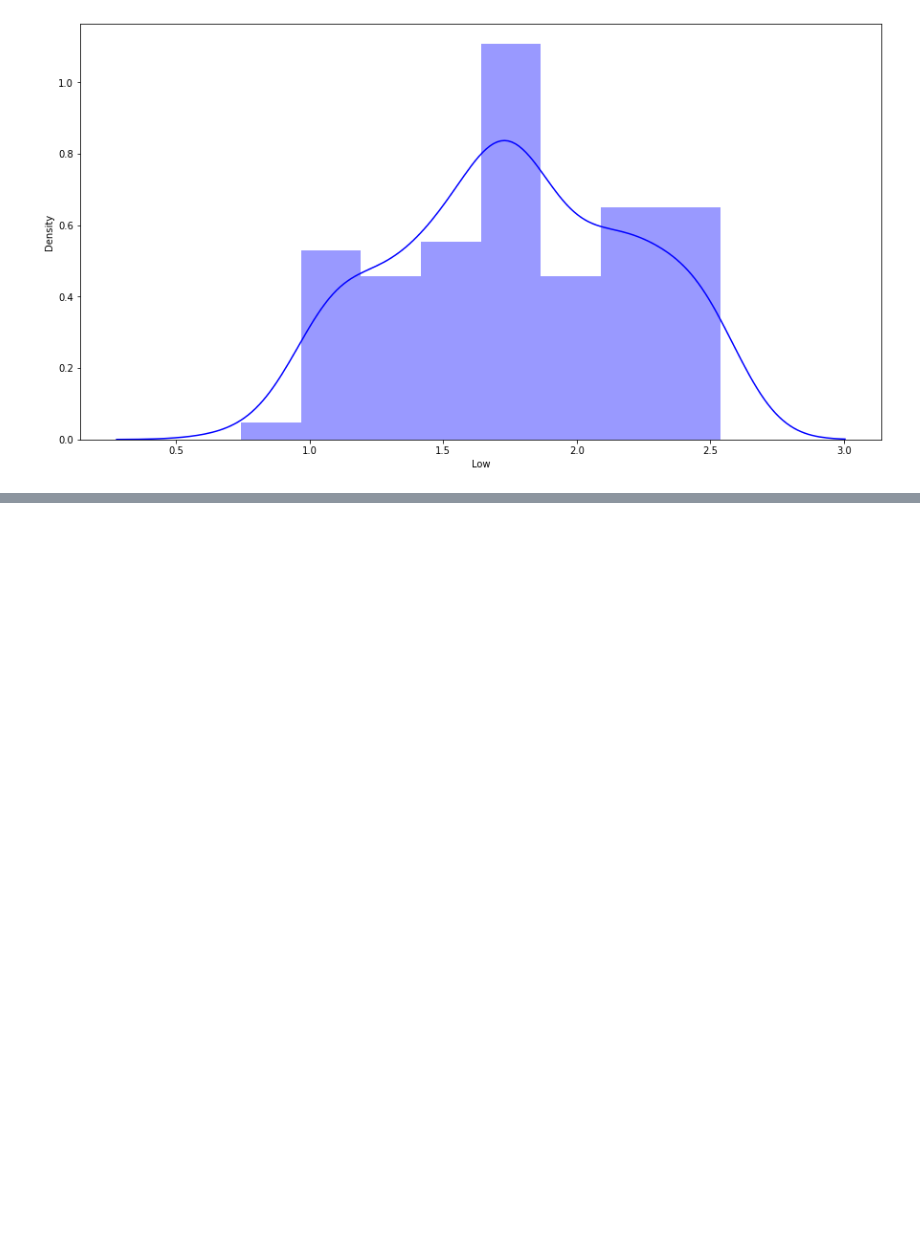
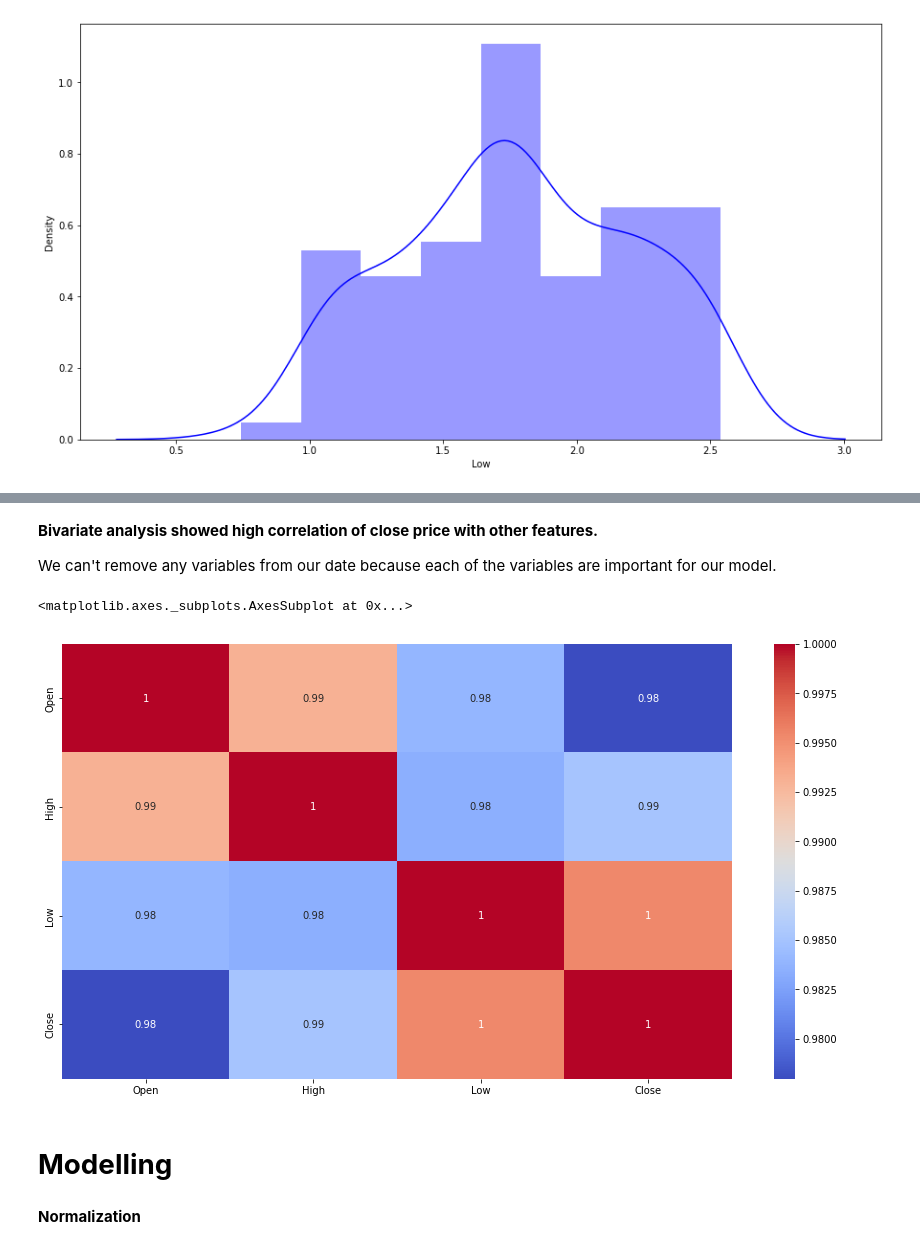
Before and after one commit to Avinash-Saudagar/Yes-Bank-Stock-Price-Prediction, a Jupyter notebook: Yes_bank_Stock_Price_Prediction.ipynb, the cells around one changed output, grey strips where cells are left out. Cells and saved outputs as stored; diff of their text form; code cells hidden in the pictures; blank space fills up the shorter version.

```diff
--- a/Yes_bank_Stock_Price_Prediction.ipynb
+++ b/Yes_bank_Stock_Price_Prediction.ipynb
@@ -228,0 +250,16 @@ sns.distplot(np.log10(dataset['Low']), color='blue')
+# %% [markdown]
+**Bivariate analysis showed high correlation of close price with other features.**
+
+We can't remove any variables from our date because each of the variables are important for our model.
+# %%
+# Correaltion Between the Variables
+corr = dataset.corr()
+plt.figure(figsize = (15,8))
+sns.heatmap(abs(corr),annot = True,cmap = 'coolwarm')
+# %% [output]
+<matplotlib.axes._subplots.AxesSubplot at 0x...>
+[figure, added]
+# %% [markdown]
+# **Modelling**
+# %% [markdown]
+**Normalization**
```
Also changed, not shown: parts of 21 cells of this notebook.
